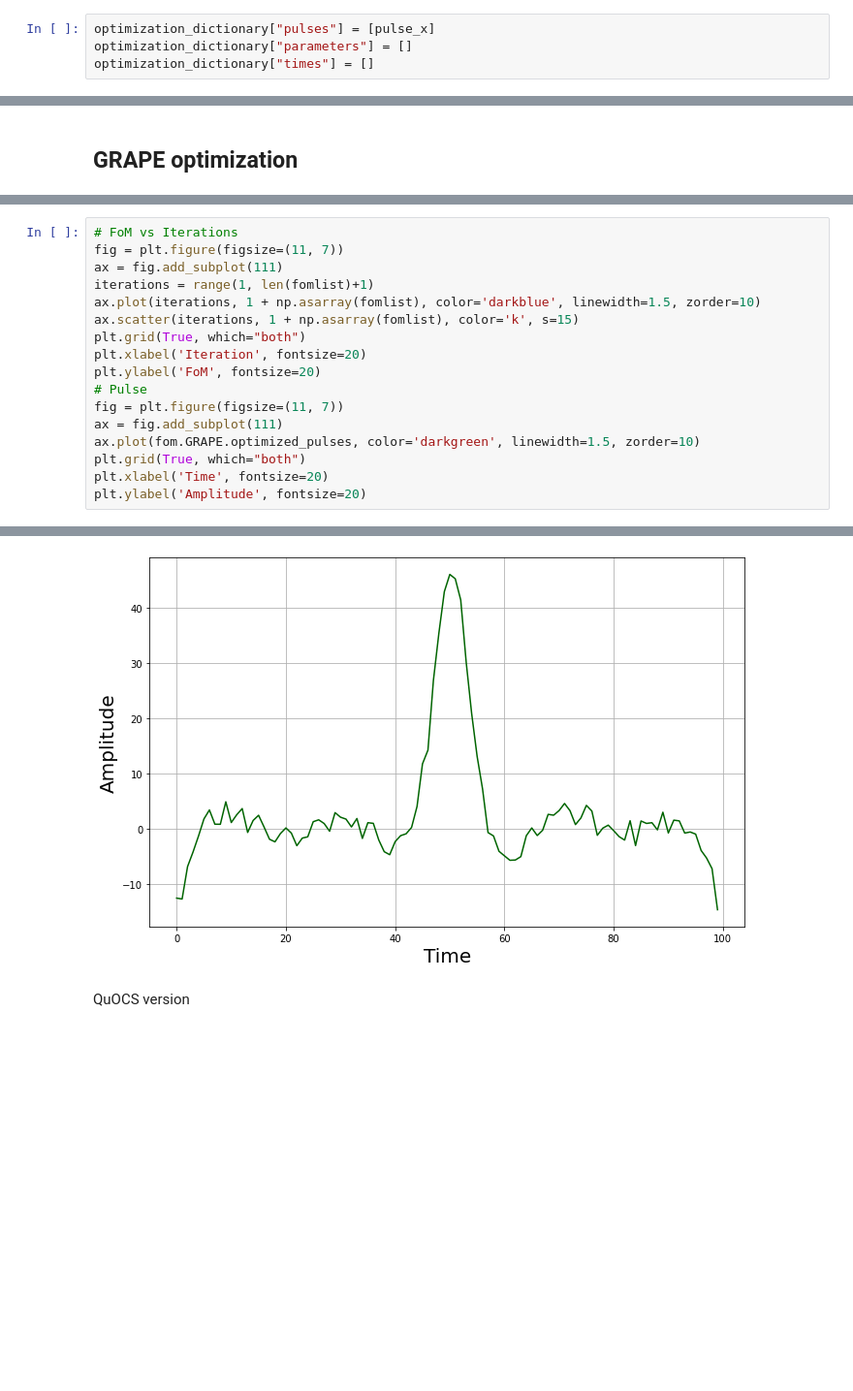
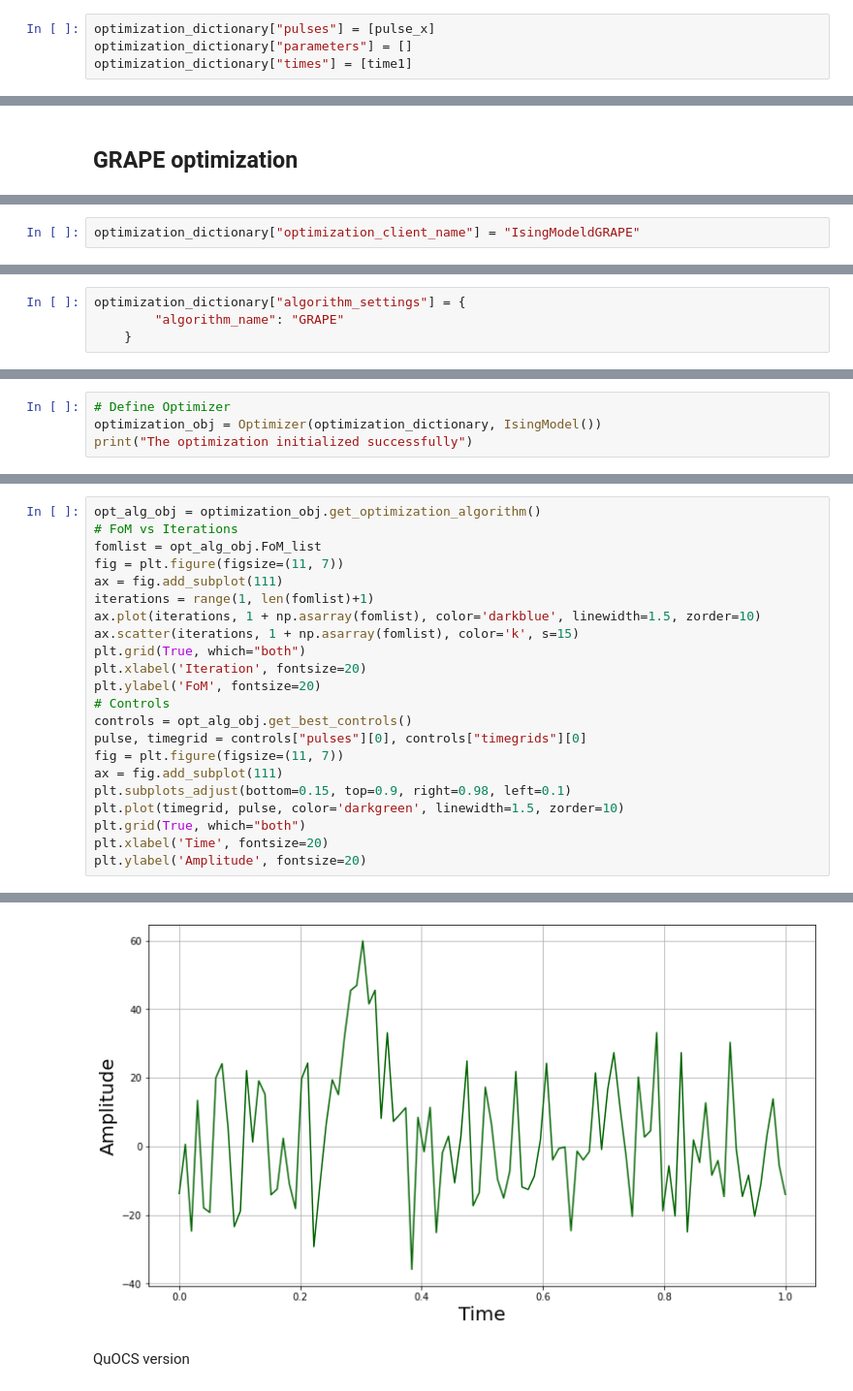
Before and after one commit to Quantum-OCS/QuOCS-jupyternotebooks, a Jupyter notebook: Workshop_HandsOn.ipynb, the cells around one changed output, grey strips where cells are left out. Shown at 97% size. Saved outputs shown, nothing was run; the diff lists cells and outputs as text; blank space fills up the shorter version.

Commit message:
Added parameter optimization and fixed Workshop HandsOn

```diff
--- a/Workshop_HandsOn.ipynb
+++ b/Workshop_HandsOn.ipynb
@@ -202,4 +184,4 @@ Insert the controls in the optimization dictionary
 # %%
 optimization_dictionary["pulses"] = [pulse_x]
 optimization_dictionary["parameters"] = []
-optimization_dictionary["times"] = []
+optimization_dictionary["times"] = [time1]
@@ -333,0 +250,2 @@ np.savetxt(os.path.join(results_path, 'opt_pulses.txt'), fom.GRAPE.optimized_pul
+# %%
+optimization_dictionary["optimization_client_name"] = "IsingModeldGRAPE"
@@ -333,0 +254,4 @@ np.savetxt(os.path.join(results_path, 'opt_pulses.txt'), fom.GRAPE.optimized_pul
+# %%
+optimization_dictionary["algorithm_settings"] = {
+        "algorithm_name": "GRAPE"
+    }
@@ -333,0 +267,4 @@ np.savetxt(os.path.join(results_path, 'opt_pulses.txt'), fom.GRAPE.optimized_pul
+# %%
+# Define Optimizer
+optimization_obj = Optimizer(optimization_dictionary, IsingModel())
+print("The optimization initialized successfully")
@@ -334,5 +302,7 @@ np.savetxt(os.path.join(results_path, 'opt_pulses.txt'), fom.GRAPE.optimized_pul
 # %%
+opt_alg_obj = optimization_obj.get_optimization_algorithm()
 # FoM vs Iterations
+fomlist = opt_alg_obj.FoM_list
 fig = plt.figure(figsize=(11, 7))
 ax = fig.add_subplot(111)
 iterations = range(1, len(fomlist)+1)
@@ -341,10 +311,13 @@ ax.scatter(iterations, 1 + np.asarray(fomlist), color='k', s=15)
 plt.grid(True, which="both")
 plt.xlabel('Iteration', fontsize=20)
 plt.ylabel('FoM', fontsize=20)
-# Pulse
+# Controls
+controls = opt_alg_obj.get_best_controls()
+pulse, timegrid = controls["pulses"][0], controls["timegrids"][0]
 fig = plt.figure(figsize=(11, 7))
 ax = fig.add_subplot(111)
-ax.plot(fom.GRAPE.optimized_pulses, color='darkgreen', linewidth=1.5, zorder=10)
+plt.subplots_adjust(bottom=0.15, top=0.9, right=0.98, left=0.1)
+plt.plot(timegrid, pulse, color='darkgreen', linewidth=1.5, zorder=10)
 plt.grid(True, which="both")
 plt.xlabel('Time', fontsize=20)
 plt.ylabel('Amplitude', fontsize=20)
@@ -354,4 +327,4 @@ Text(0, 0.5, 'Amplitude')
-[figure, old version]
+[figure, new version]
 # %% [markdown]
 QuOCS version
 # %%
```
Also changed, not shown: parts of 41 cells of this notebook, 2 other files.
